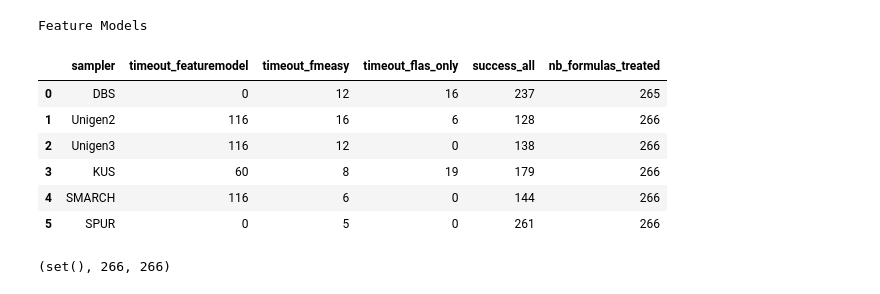
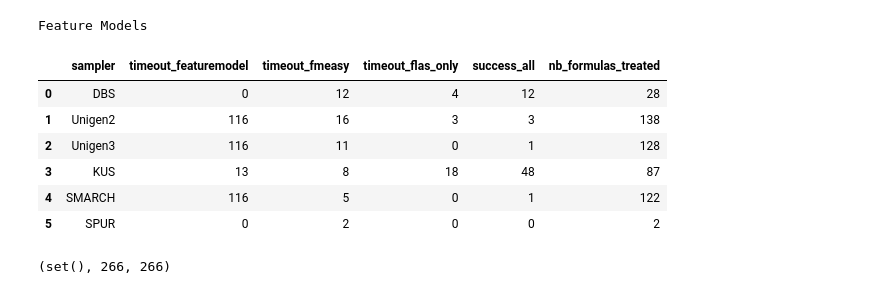
Before and after one commit to FAMILIAR-project/usampling-exp, a Jupyter notebook: analysis/BenchAnalysis.ipynb, the cells around one changed output. Saved outputs shown, nothing was run; the diff lists cells and outputs as text; code cells hidden in the pictures.

```diff
--- a/analysis/BenchAnalysis.ipynb
+++ b/analysis/BenchAnalysis.ipynb
@@ -2,8 +2,8 @@
 import pandas as pd
 
 def get_df(sampler_name):
-    # df = pd.read_csv('../usampling-data/experiments-' + sampler_name + '.csv')
-    return pd.read_csv('../usampling-data/results-timeout180-IGRIDA/experiments-' + sampler_name + '.csv')
+    return pd.read_csv('../usampling-data/experiments-' + sampler_name + '.csv')
+    # return pd.read_csv('../usampling-data/results-timeout180-IGRIDA/experiments-' + sampler_name + '.csv')
 
 def timeouts_ratio(sampler_name, filter_formula=None):
     df = get_df(sampler_name)
@@ -14,39 +14,39 @@ def timeouts_ratio(sampler_name, filter_formula=None):
     else:
         return df.query('timeout == True').shape[0] # , df.query('timeout == False').shape[0], df.shape[0]
 
 def no_timeouts(sampler_name, filter_formula=None):
     df = get_df(sampler_name)
     if filter_formula is not None:
         df = df[df['formula_file'].str.contains(filter_formula)]
     if (sampler_name == "SMARCH"):
         return df.query('timeout_reached == False').shape[0] # , df.query('timeout_reached == False').shape[0], df.shape[0]
     else:
         return df.query('timeout == False').shape[0] # , df.query('timeout == False').shape[0], df.shape[0]
 
 sampler_names = ['DBS', "Unigen2", "Unigen3", "KUS", "SMARCH", "SPUR"]
 
 dresult = pd.DataFrame(columns=['sampler', 'timeout_featuremodel', 'timeout_fmeasy', 'timeout_flas_only', 'success_all', 'nb_formulas_treated'])
 print("Feature Models")
 i = 0
 for sampler_name in sampler_names:
     timeout_featuremodel = timeouts_ratio(sampler_name, "FeatureModels")
     timeout_fmeasy = timeouts_ratio(sampler_name, "FMEasy")
     timeout_flas = timeouts_ratio(sampler_name, None) - timeout_featuremodel - timeout_fmeasy
     nb_formulas = get_df(sampler_name).shape[0]
     success_all = no_timeouts(sampler_name, None)
     dresult.loc[i] = (sampler_name, timeout_featuremodel, timeout_fmeasy, timeout_flas, success_all, nb_formulas)
     i = i + 1
 
 dresult
 # %% [output]
 Feature Models
 |  | sampler | timeout_featuremodel | timeout_fmeasy | timeout_flas_only | success_all | nb_formulas_treated |
-| 0 | DBS | 0 | 12 | 16 | 237 | 265 |
-| 1 | Unigen2 | 116 | 16 | 6 | 128 | 266 |
-| 2 | Unigen3 | 116 | 12 | 0 | 138 | 266 |
-| 3 | KUS | 60 | 8 | 19 | 179 | 266 |
-| 4 | SMARCH | 116 | 6 | 0 | 144 | 266 |
-| 5 | SPUR | 0 | 5 | 0 | 261 | 266 |
+| 0 | DBS | 0 | 12 | 4 | 12 | 28 |
+| 1 | Unigen2 | 116 | 16 | 3 | 3 | 138 |
+| 2 | Unigen3 | 116 | 11 | 0 | 1 | 128 |
+| 3 | KUS | 13 | 8 | 18 | 48 | 87 |
+| 4 | SMARCH | 116 | 5 | 0 | 1 | 122 |
+| 5 | SPUR | 0 | 2 | 0 | 0 | 2 |
 # %%
 # df_smarch = pd.read_csv('../usampling-data/experiments-' + "SMARCH" + '.csv')
 # df_smarch[df_smarch['formula_file'].str.contains("FeatureModels")].query('timeout_reached == False').shape[0]
```
Also changed, not shown: parts of 3 cells of this notebook, 6 other files.
